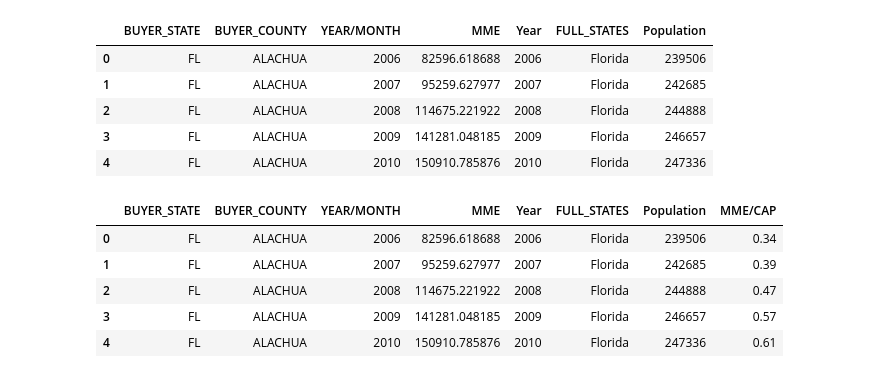
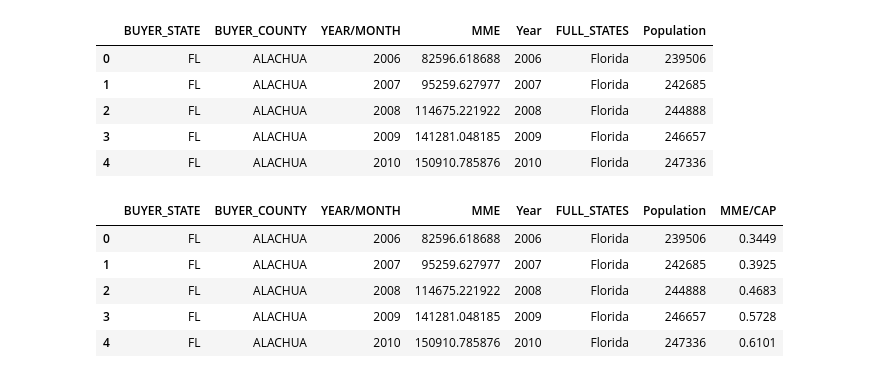
Before and after one commit to yichenghuang980/estimating-impact-of-opioids-2020-team6, a Jupyter notebook: 10_code/Shipment & Population Merging.ipynb, the cells around one changed output. Cells and saved outputs as stored; diff of their text form; code cells hidden in the pictures.

```diff
--- a/10_code/Shipment & Population Merging.ipynb
+++ b/10_code/Shipment & Population Merging.ipynb
@@ -481,12 +496,12 @@ merge.head()
 | 4 | FL | ALACHUA | 2010 | 150910.785876 | 2010 | Florida | 247336 |
 # %%
 # Create a column call MME/CAP
-merge["MME/CAP"] = round(merge["MME"] / merge["Population"], 2)
+merge["MME/CAP"] = round(merge["MME"] / merge["Population"], 4)
 merge.head()
 # %% [output]
 |  | BUYER_STATE | BUYER_COUNTY | YEAR/MONTH | MME | Year | FULL_STATES | Population | MME/CAP |
-| 0 | FL | ALACHUA | 2006 | 82596.618688 | 2006 | Florida | 239506 | 0.34 |
-| 1 | FL | ALACHUA | 2007 | 95259.627977 | 2007 | Florida | 242685 | 0.39 |
-| 2 | FL | ALACHUA | 2008 | 114675.221922 | 2008 | Florida | 244888 | 0.47 |
-| 3 | FL | ALACHUA | 2009 | 141281.048185 | 2009 | Florida | 246657 | 0.57 |
-| 4 | FL | ALACHUA | 2010 | 150910.785876 | 2010 | Florida | 247336 | 0.61 |
+| 0 | FL | ALACHUA | 2006 | 82596.618688 | 2006 | Florida | 239506 | 0.3449 |
+| 1 | FL | ALACHUA | 2007 | 95259.627977 | 2007 | Florida | 242685 | 0.3925 |
+| 2 | FL | ALACHUA | 2008 | 114675.221922 | 2008 | Florida | 244888 | 0.4683 |
+| 3 | FL | ALACHUA | 2009 | 141281.048185 | 2009 | Florida | 246657 | 0.5728 |
+| 4 | FL | ALACHUA | 2010 | 150910.785876 | 2010 | Florida | 247336 | 0.6101 |
```
Also changed, not shown: parts of 40 cells of this notebook, 1 other file.
